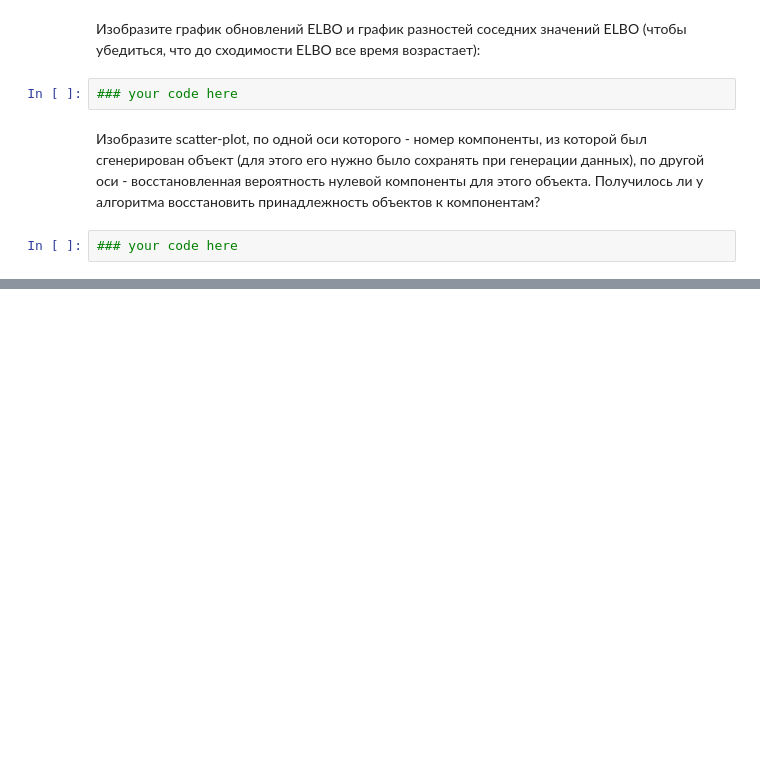
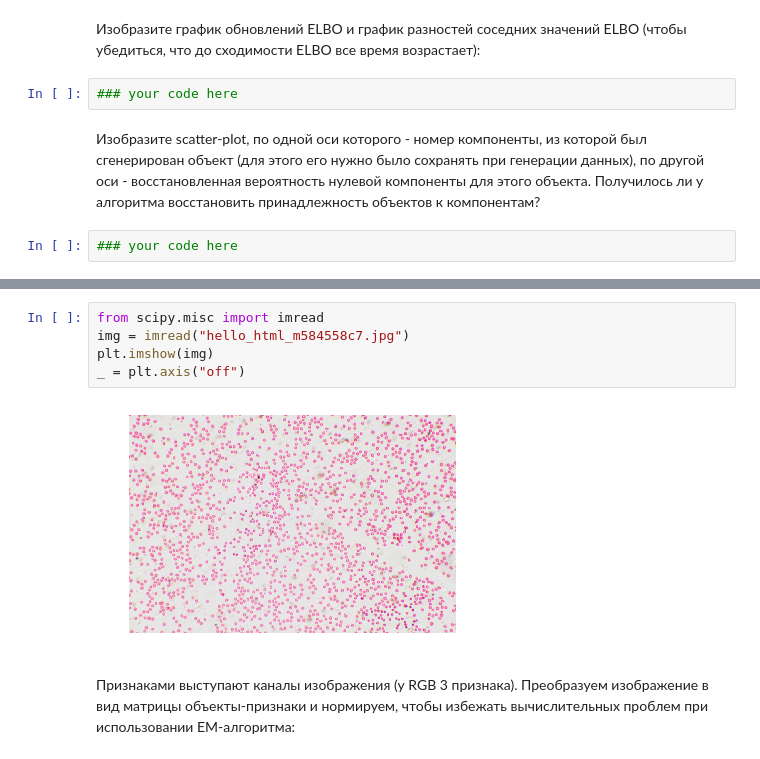
Before and after one commit to nadiinchi/dl_labs, a Jupyter notebook: lab_em.ipynb, the cells around one changed output, grey strips where cells are left out. Cells and saved outputs as stored; diff of their text form; blank space fills up the shorter version.

```diff
--- a/lab_em.ipynb
+++ b/lab_em.ipynb
@@ -247,0 +258,9 @@ def run_EM(data, num_components, dim, num_iters):
+# %%
+from scipy.misc import imread
+img = imread("hello_html_m584558c7.jpg")
+plt.imshow(img)
+_ = plt.axis("off")
+# %% [output]
+[figure, added]
+# %% [markdown]
+Признаками выступают каналы изображения (у RGB 3 признака). Преобразуем изображение в вид матрицы объекты-признаки и нормируем, чтобы избежать вычислительных проблем при использовании EM-алгоритма:
```
Also changed, not shown: parts of 11 cells of this notebook.
